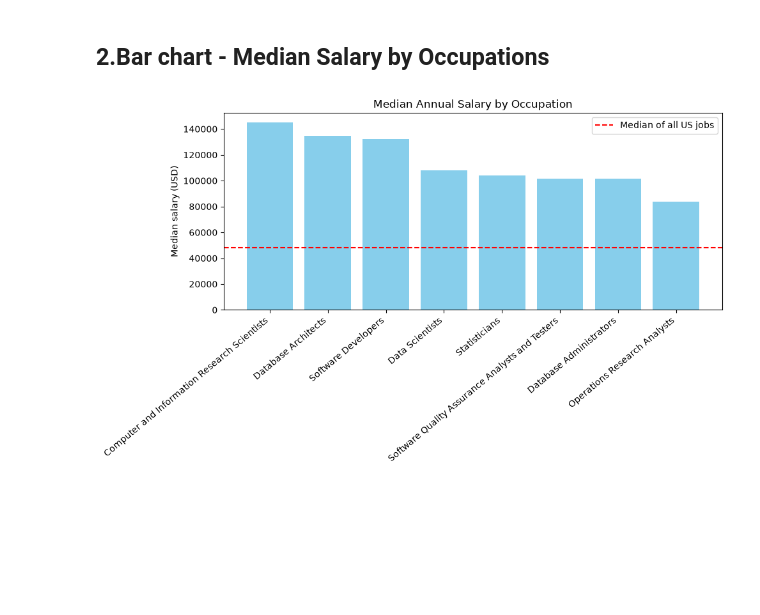
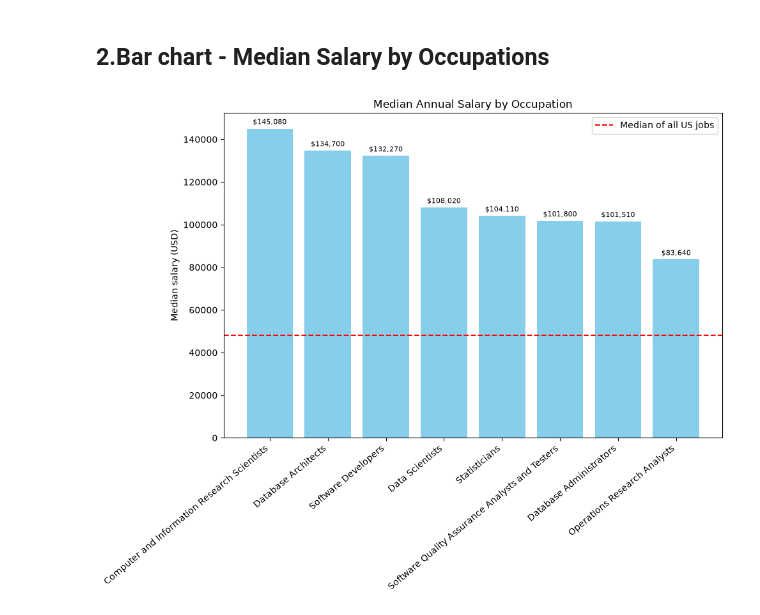
Before and after one commit to 2024658/Data_Visualisation_CA1, a Jupyter notebook: employment_analysis.ipynb, the cells around one changed output. Cells and saved outputs as stored; diff of their text form; code cells hidden in the pictures; blank space fills up the shorter version.

Commit message:
Explained salary chart

```diff
--- a/employment_analysis.ipynb
+++ b/employment_analysis.ipynb
@@ -89,14 +89,15 @@ plt.show()
 # %%
 pay = nat.sort_values("A_MEDIAN", ascending=False)
 
-plt.figure(figsize=(10, 6))
+plt.figure(figsize=(10, 8))
 plt.bar(pay["OCC_TITLE"], pay["A_MEDIAN"], color="skyblue")
 plt.axhline(us_median, color="red", linestyle="--", label="Median of all US jobs")
 plt.xticks(rotation=40, ha="right")
 plt.title("Median Annual Salary by Occupation")
 plt.ylabel("Median salary (USD)")
+plt.bar_label(bars, fmt="${:,.0f}", padding=3, fontsize=8)
 plt.legend()
 plt.tight_layout()
 plt.show()
 # %% [output]
-[figure, old version]
+[figure, new version]
```
Also changed, not shown: parts of 1 cell of this notebook.
